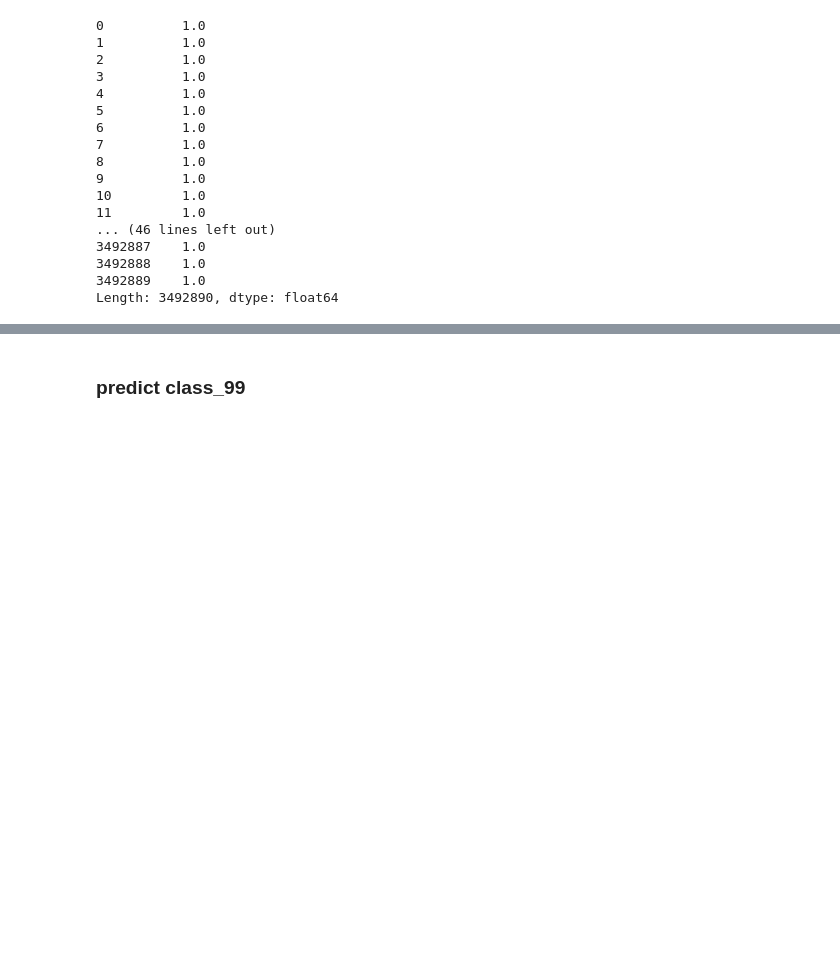
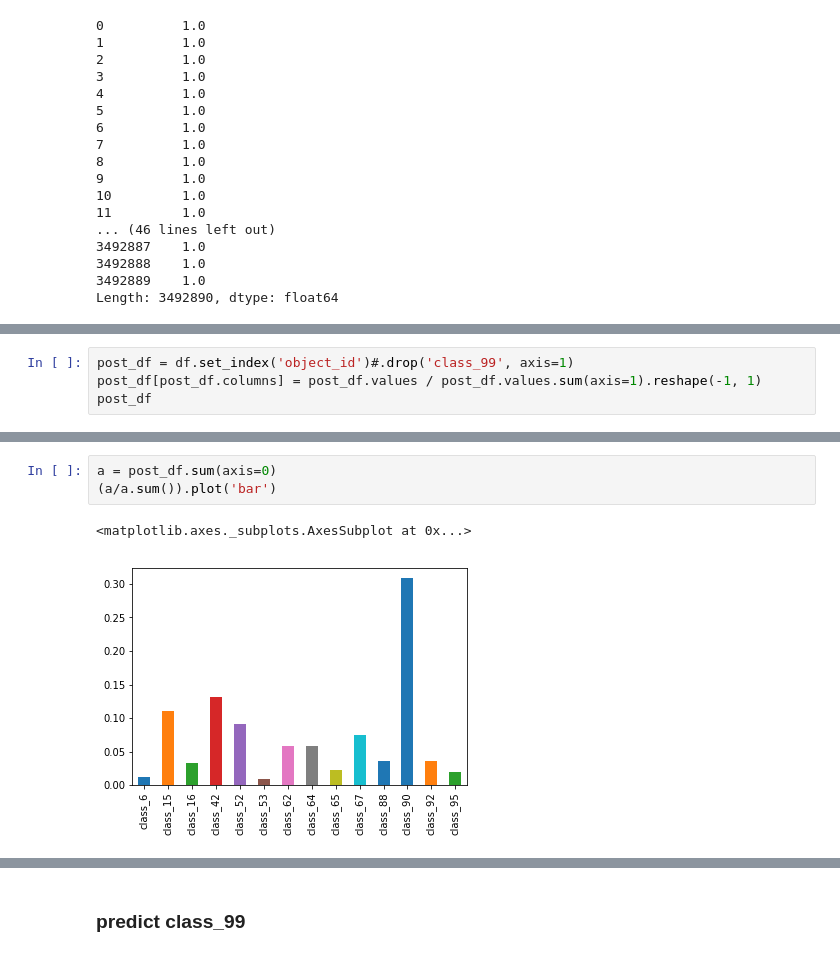
Before and after one commit to guchio3/kaggle-plasticc, a Jupyter notebook: notebook/for_submission.ipynb, the cells around one changed output, grey strips where cells are left out. Drawn from its saved outputs; the diff is of its cells as text; blank space fills up the shorter version.

```diff
--- a/notebook/for_submission.ipynb
+++ b/notebook/for_submission.ipynb
@@ -179,0 +201,4 @@ df
+# %%
+post_df = df.set_index('object_id')#.drop('class_99', axis=1)
+post_df[post_df.columns] = post_df.values / post_df.values.sum(axis=1).reshape(-1, 1)
+post_df
@@ -179,0 +225,6 @@ df
+# %%
+a = post_df.sum(axis=0)
+(a/a.sum()).plot('bar')
+# %% [output]
+<matplotlib.axes._subplots.AxesSubplot at 0x...>
+[figure, added]
```
Also changed, not shown: parts of 47 cells of this notebook, 5 other files.
